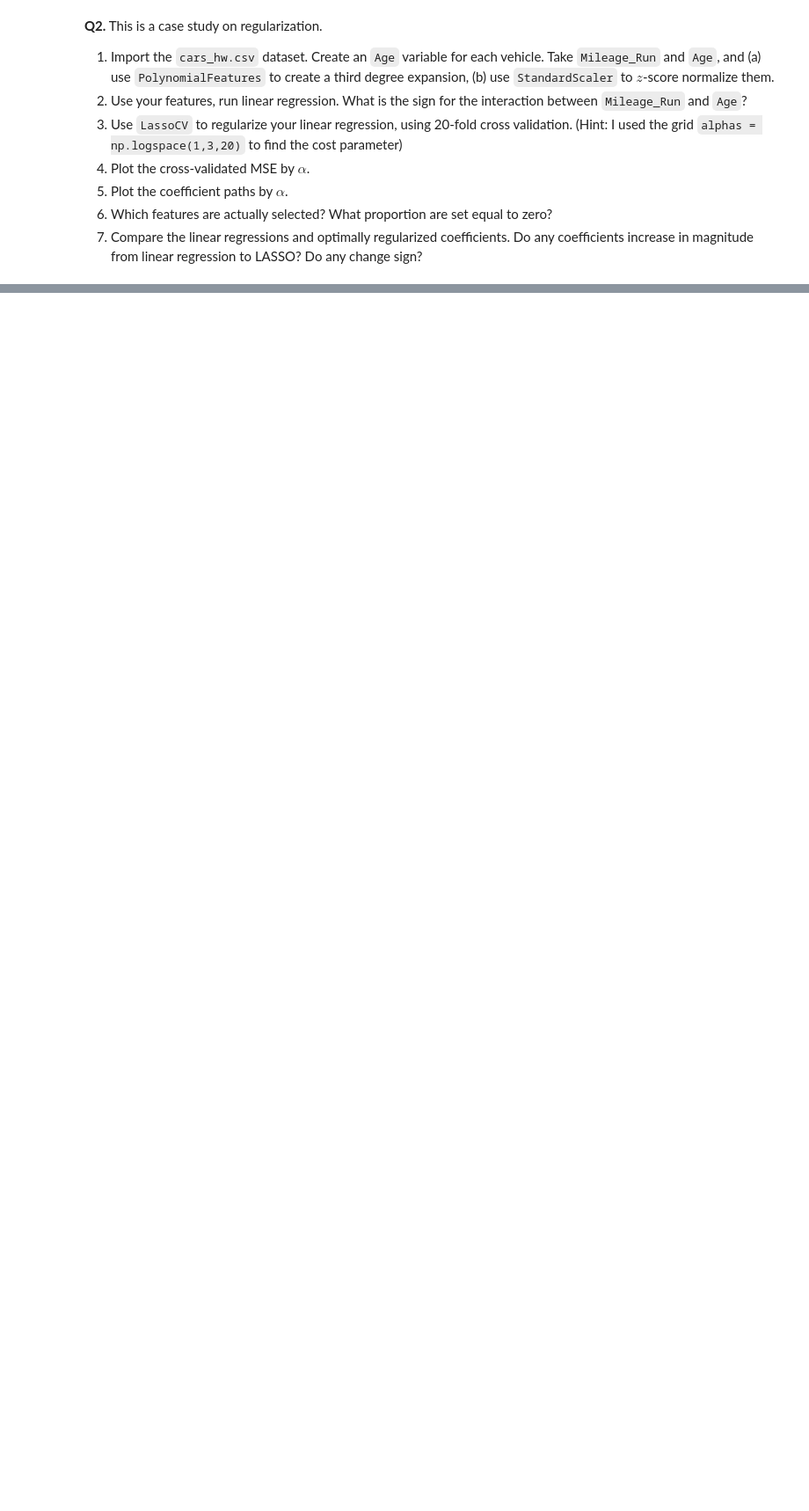
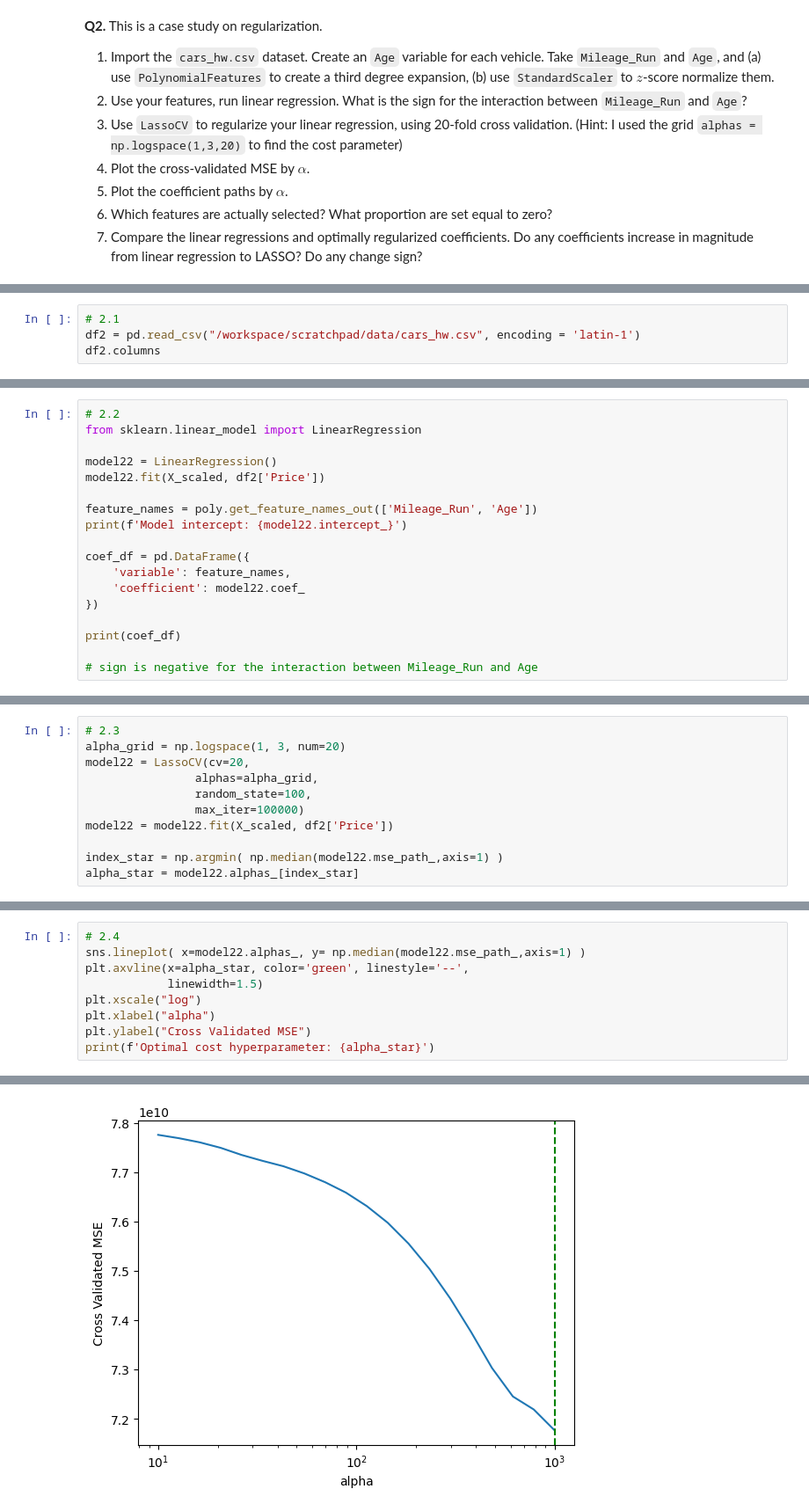
Before and after one commit to natchan19/undergrad_ml_assignments, a Jupyter notebook: 04_assignment_regularization.ipynb, the cells around one changed output, grey strips where cells are left out. Shown at 88% size. Drawn from its saved outputs; the diff is of its cells as text; blank space fills up the shorter version.

```diff
--- a/04_assignment_regularization.ipynb
+++ b/04_assignment_regularization.ipynb
@@ -42,0 +53,4 @@ Answer:
+# %%
+# 2.1
+df2 = pd.read_csv("/workspace/scratchpad/data/cars_hw.csv", encoding = 'latin-1')
+df2.columns
@@ -42,0 +74,18 @@ Answer:
+# %%
+# 2.2
+from sklearn.linear_model import LinearRegression
+
+model22 = LinearRegression()
+model22.fit(X_scaled, df2['Price'])
+
+feature_names = poly.get_feature_names_out(['Mileage_Run', 'Age'])
+print(f'Model intercept: {model22.intercept_}')
+
+coef_df = pd.DataFrame({
+    'variable': feature_names,
+    'coefficient': model22.coef_
+})
+
+print(coef_df)
+
+# sign is negative for the interaction between Mileage_Run and Age
@@ -42,0 +104,11 @@ Answer:
+# %%
+# 2.3
+alpha_grid = np.logspace(1, 3, num=20)
+model22 = LassoCV(cv=20,
+                alphas=alpha_grid,
+                random_state=100,
+                max_iter=100000)
+model22 = model22.fit(X_scaled, df2['Price'])
+
+index_star = np.argmin( np.median(model22.mse_path_,axis=1) )
+alpha_star = model22.alphas_[index_star]
@@ -42,0 +126,10 @@ Answer:
+# %%
+# 2.4
+sns.lineplot( x=model22.alphas_, y= np.median(model22.mse_path_,axis=1) )
+plt.axvline(x=alpha_star, color='green', linestyle='--',
+            linewidth=1.5)
+plt.xscale("log")
+plt.xlabel("alpha")
+plt.ylabel("Cross Validated MSE")
+print(f'Optimal cost hyperparameter: {alpha_star}')
+# %% [output]
@@ -42,0 +137 @@ Answer:
+[figure, added]
```
Also changed, not shown: parts of 22 cells of this notebook.
